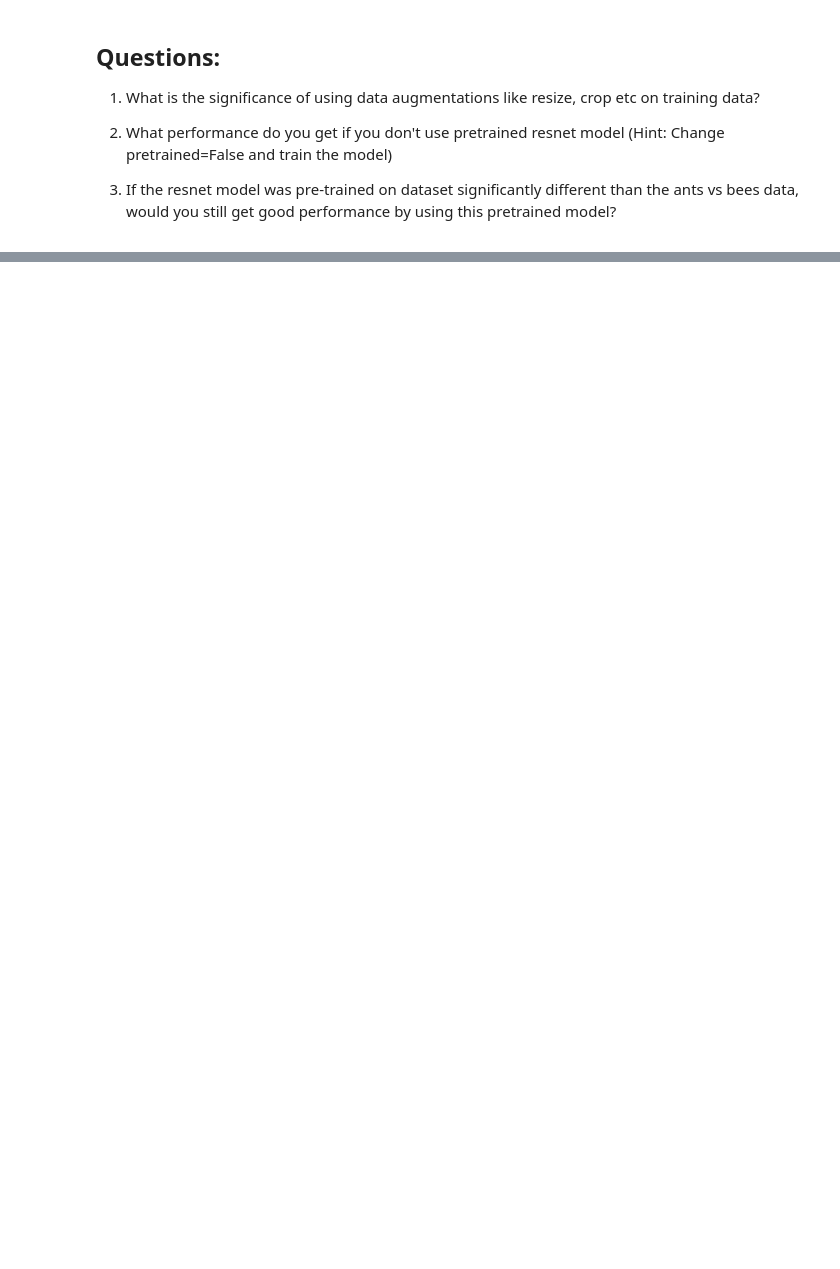
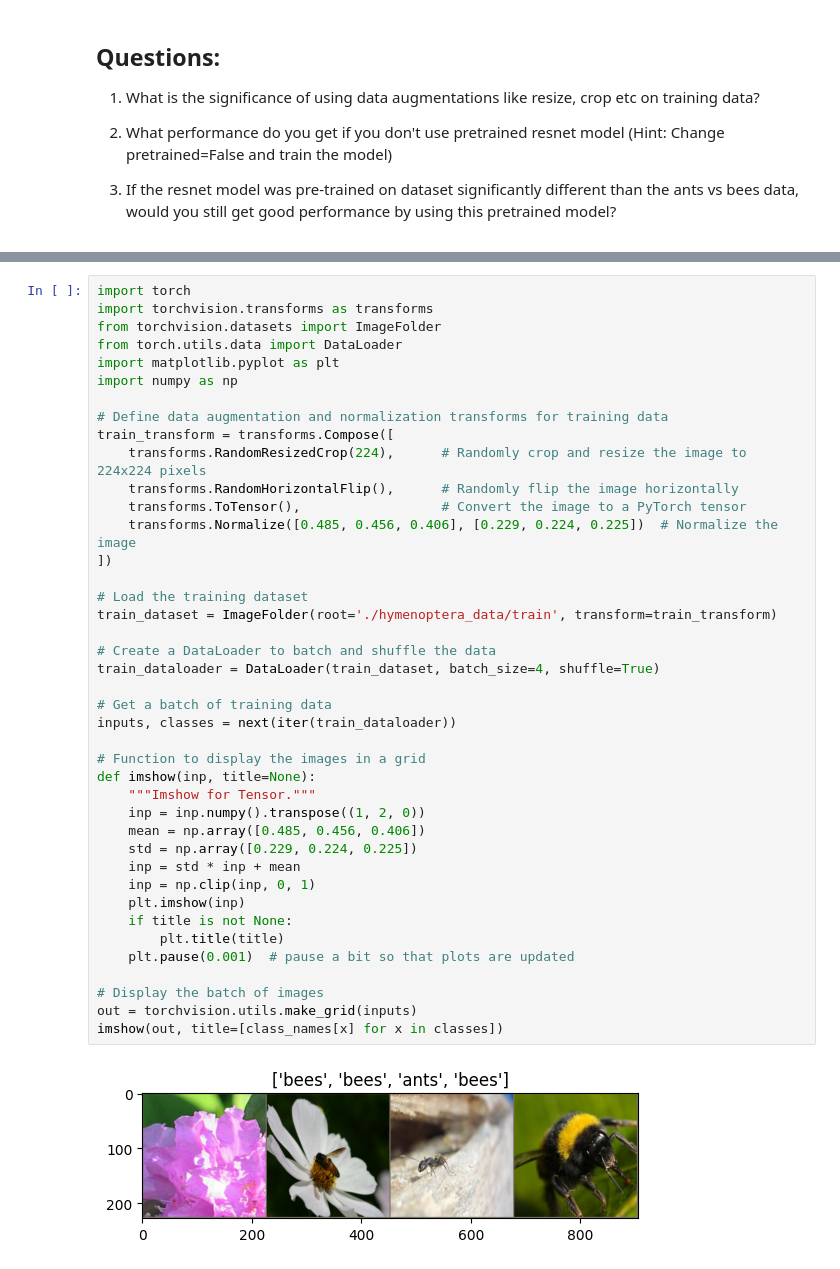
Before and after one commit to VyjayantiN/FMML-Projects-Assignments-2023, a Jupyter notebook: FMML_Module_9_Lab4.ipynb, the cells around one changed output, grey strips where cells are left out. Saved outputs shown, nothing was run; the diff lists cells and outputs as text; blank space fills up the shorter version.

```diff
--- a/FMML_Module_9_Lab4.ipynb
+++ b/FMML_Module_9_Lab4.ipynb
@@ -223,0 +230,43 @@ visualize_model(model_ft)
+# %%
+import torch
+import torchvision.transforms as transforms
+from torchvision.datasets import ImageFolder
+from torch.utils.data import DataLoader
+import matplotlib.pyplot as plt
+import numpy as np
+
+# Define data augmentation and normalization transforms for training data
+train_transform = transforms.Compose([
+    transforms.RandomResizedCrop(224),      # Randomly crop and resize the image to 224x224 pixels
+    transforms.RandomHorizontalFlip(),      # Randomly flip the image horizontally
+    transforms.ToTensor(),                  # Convert the image to a PyTorch tensor
+    transforms.Normalize([0.485, 0.456, 0.406], [0.229, 0.224, 0.225])  # Normalize the image
+])
+
+# Load the training dataset
+train_dataset = ImageFolder(root='./hymenoptera_data/train', transform=train_transform)
+
+# Create a DataLoader to batch and shuffle the data
+train_dataloader = DataLoader(train_dataset, batch_size=4, shuffle=True)
+
+# Get a batch of training data
+inputs, classes = next(iter(train_dataloader))
+
+# Function to display the images in a grid
+def imshow(inp, title=None):
+    """Imshow for Tensor."""
+    inp = inp.numpy().transpose((1, 2, 0))
+    mean = np.array([0.485, 0.456, 0.406])
+    std = np.array([0.229, 0.224, 0.225])
+    inp = std * inp + mean
+    inp = np.clip(inp, 0, 1)
+    plt.imshow(inp)
+    if title is not None:
+        plt.title(title)
+    plt.pause(0.001)  # pause a bit so that plots are updated
+
+# Display the batch of images
+out = torchvision.utils.make_grid(inputs)
+imshow(out, title=[class_names[x] for x in classes])
+# %% [output]
+[figure, added]
```
Also changed, not shown: parts of 5 cells of this notebook.
